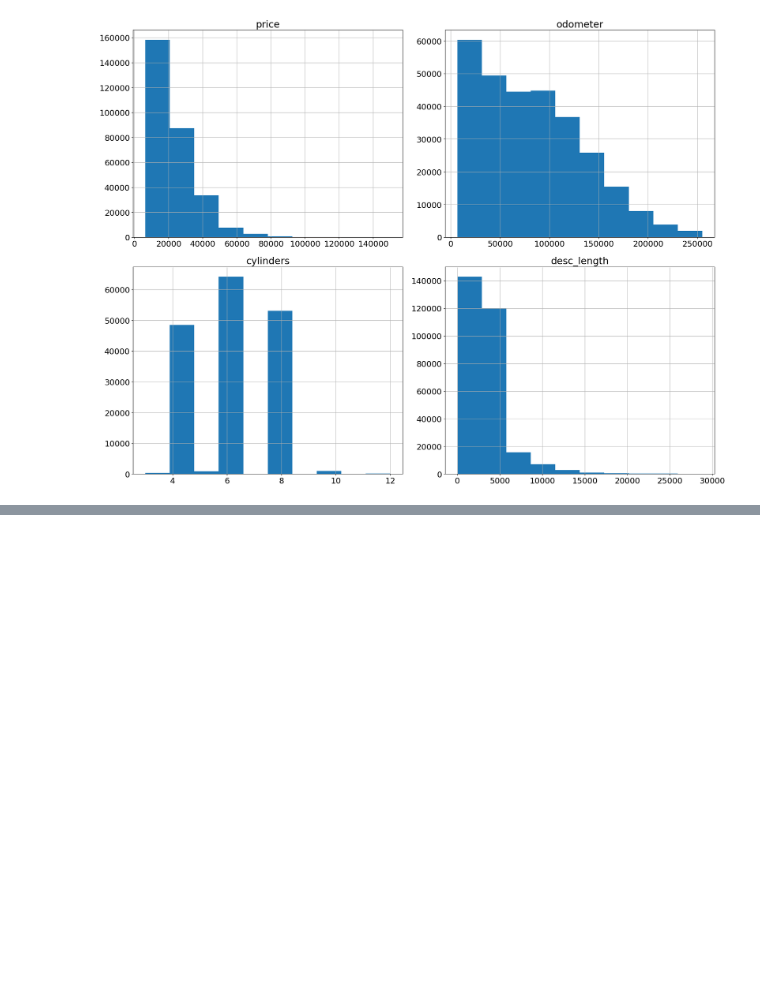
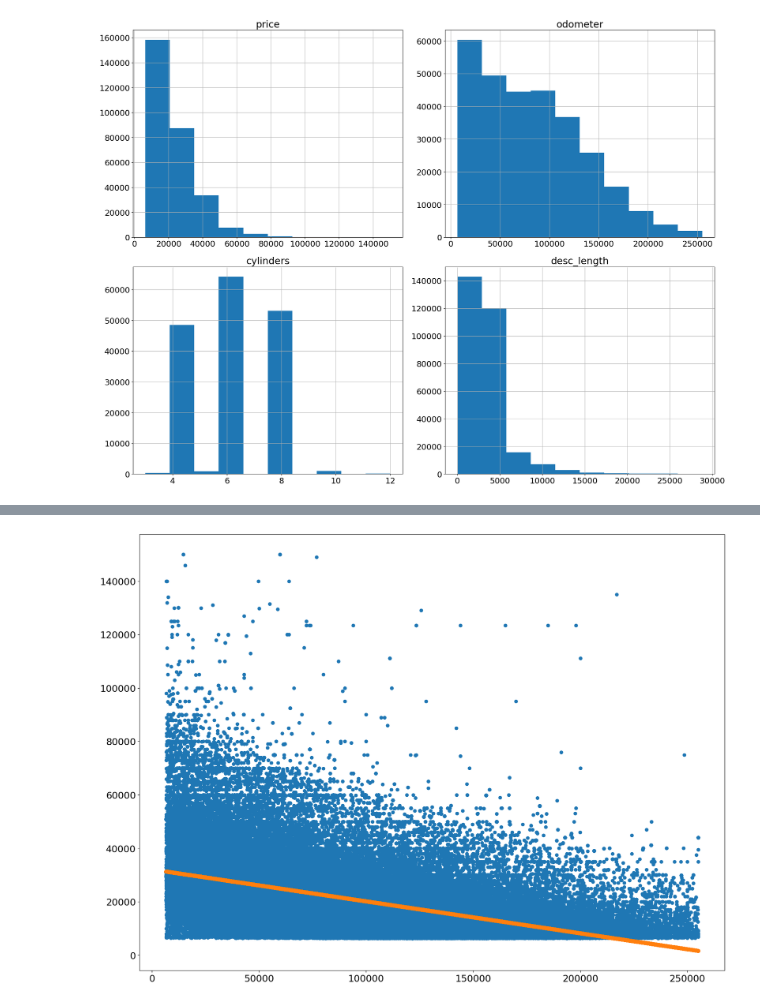
Before and after one commit to darklord-57/darklord, a Jupyter notebook: machine_learning/car_sales_linear_reg.ipynb, the cells around one changed output, grey strips where cells are left out. Drawn from its saved outputs; the diff is of its cells as text; code cells hidden in the pictures; blank space fills up the shorter version.

```diff
--- a/machine_learning/car_sales_linear_reg.ipynb
+++ b/machine_learning/car_sales_linear_reg.ipynb
@@ -215,0 +349,5 @@ plt.show()
+# %%
+X1 = df5[['odometer']].values
+y1 = df5[['price']].values
+# %%
+ X_train1, X_test1, y_train1, y_test1 = train_test_split(X1, y1, test_size=0.3, random_state=0)
@@ -215,0 +368,8 @@ plt.show()
+# %%
+y_hat1 = reg_model.predict(X_train1)
+
+plt.scatter(X_train1,y_train1)
+plt.scatter(X_train1,y_hat1)
+plt.show()
+# %% [output]
+[figure, added]
```
Also changed, not shown: parts of 27 cells of this notebook.
